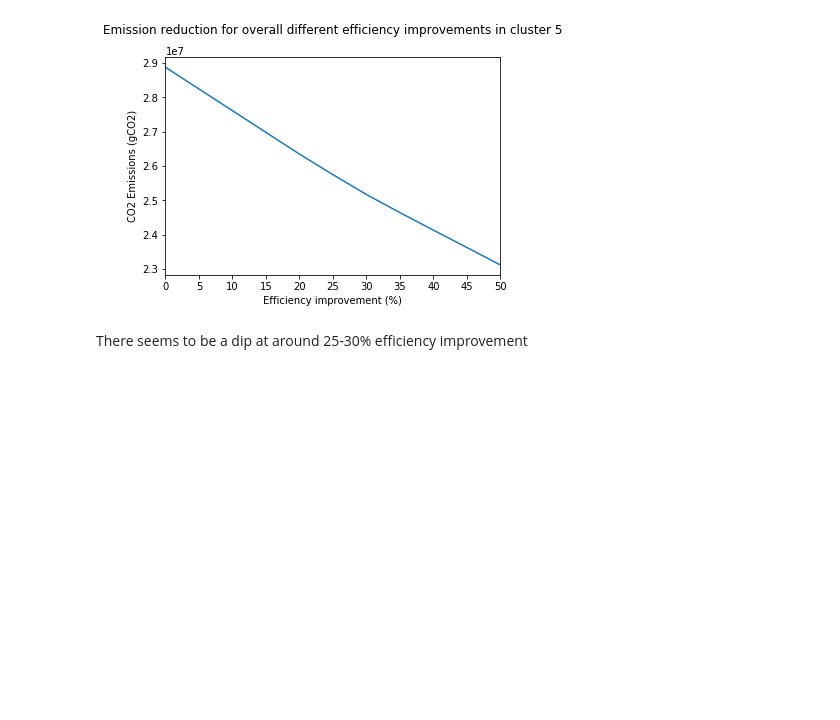
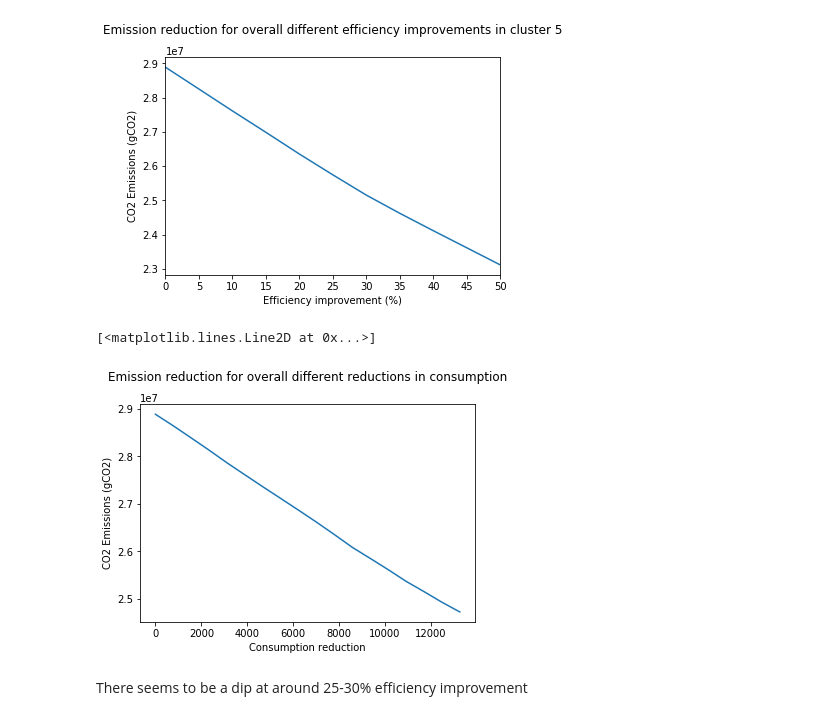
Before and after one commit to Nicolaskirsch2000/BASc-Dissertation, a Jupyter notebook: London scenario analysis .ipynb, the cells around one changed output. Drawn from its saved outputs; the diff is of its cells as text; code cells hidden in the pictures; blank space fills up the shorter version.

```diff
--- a/London scenario analysis .ipynb
+++ b/London scenario analysis .ipynb
@@ -185,6 +230,48 @@ plt.plot(decrease,result)
 11
 [<matplotlib.lines.Line2D at 0x...>]
 [figure]
+# %%
+c5_eff = df.copy()
+
+decrease = np.arange(1, 0.65, -0.02)
+result = [None]*len(decrease)
+saved = [None]*len(decrease)
+
+c5_eff["efficiency"] = 1
+for i in range(len(decrease)) :
+
+    c5_eff["efficiency"] = c5_eff["efficiency"].where(
+        c5_eff["Cluster"] != 4 , decrease[i])
+    c5_eff["consumption_kWh1"] = c5_eff["consumption_kWh"]*c5_eff["efficiency"]
+    saved[i] = c5_eff["consumption_kWh"]*(1-c5_eff["efficiency"])
+    a = c5_eff.groupby(c5_eff.index)["consumption_kWh1"].apply(lambda x: np.sum(x)).to_frame()
+    a["day"] = a.index.str[:1]
+    a["hour"] = a.index.str[1:]
+
+    a['CO2_intensity'] = rf.predict(np.array(a[['consumption_kWh1','day','hour']],
+                    dtype = pd.Series))
+
+
+    a["Emissions"] = a["consumption_kWh1"]*a["CO2_intensity"]
+
+
+    result[i] = a["Emissions"].sum()
+
+for i in range(len(saved)):
+    saved[i] = saved[i].sum()
+
+plt.ylabel("CO2 Emissions (gCO2)")
+plt.xlabel("Consumption reduction")
+plt.title("Emission reduction for overall different reductions in consumption",y=1.08)
+#my_xticks = [0,5,10,15,20,25,30,35,40,45,50]
+#plt.xticks(decrease,my_xticks)
+saved1 = saved
+result1 = result
+plt.plot(saved1,result1)
+#ov_eff['CO2_intensity']
+# %% [output]
+[<matplotlib.lines.Line2D at 0x...>]
+[figure, added]
 # %% [markdown]
 There seems to be a dip at around 25-30% efficiency improvement
 # %% [markdown]
```
Also changed, not shown: parts of 8 cells of this notebook, 5 other files.
